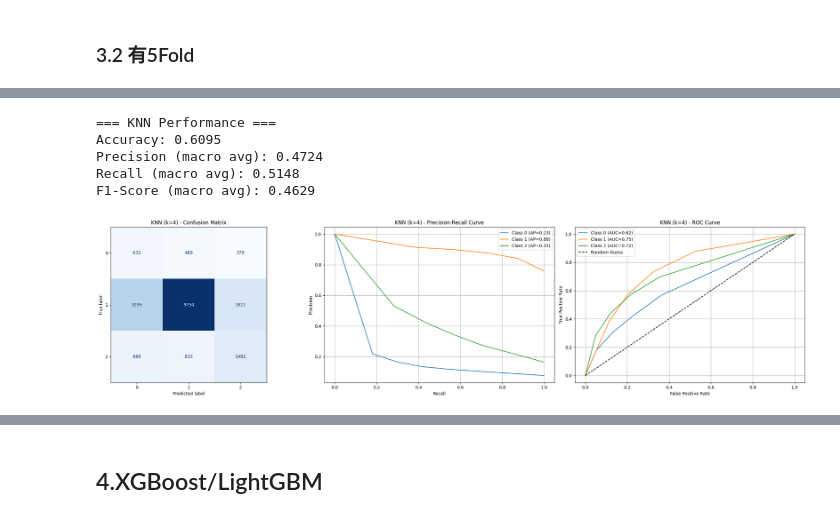
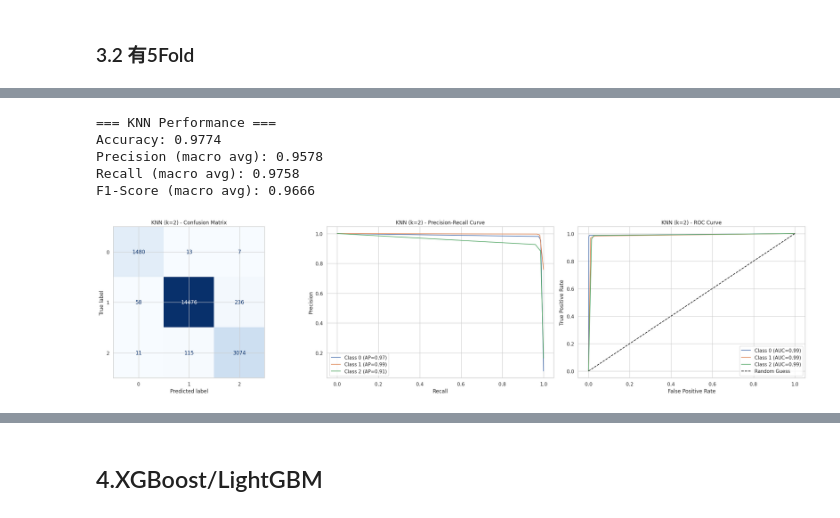
Before and after one commit to Renee0330/bob_study_allFiles, a Jupyter notebook: untitled1.ipynb, the cells around one changed output, grey strips where cells are left out. Cells and saved outputs as stored; diff of their text form; code cells hidden in the pictures.

```diff
--- a/untitled1.ipynb
+++ b/untitled1.ipynb
@@ -473,25 +473,2 @@ newv4                     : 0.0000
 # %%
 # ttswing = ttswing.drop(columns=['age', 'gender', 'height', 'weight', 'holdRacketHanded'])
-# %%
-'''
-ttswing = ttswing.drop(columns=['newv1', 'newv2', 'newv3', 'newv4', 'age', 'gender', 'playYears', 'height', 'weight', 'handedness', 'holdRacketHanded'])
-X = ttswing.drop(columns=['testmode'])
-y = ttswing['testmode']
-
-# === 特征标准化===
-scaler = StandardScaler()
-X_scaled = scaler.fit_transform(X)
-
-# === 计算互信息 ===
-mi_scores = mutual_info_classif(X_scaled, y, discrete_features='auto')
-mi_series = pd.Series(mi_scores, index=X.columns).sort_values(ascending=False)
-
-plt.figure(figsize=(10, 14))
-mi_series.plot(kind='barh', color='steelblue')
-
-plt.title("Mutual Information Between Features and testmode")
-plt.xlabel("Mutual Information Score")
-plt.tight_layout()
-save_fig("mutual_information_scores_final")
-plt.show()
-'''
@@ -500,15 +474,0 @@ plt.show()
-# %%
-'''
-import matplotlib.pyplot as plt
-
-# define the default font sizes
-plt.rc('font', size=14)            # 全局字体大小
-plt.rc('axes', labelsize=14, titlesize=14)  # 坐标轴标签和标题的字体大小
-plt.rc('legend', fontsize=14)         # 图例字体大小
-plt.rc('xtick', labelsize=10)         # x 轴刻度标签字体大小
-plt.rc('ytick', labelsize=10)         # y 轴刻度标签字体大小
-# plt.rc(group,kwargs) 是matplotlib提供的运行时配置方法，用于设置全局样式。
-ttswing.hist(bins=50, figsize=(12, 8))
-save_fig("attribute_histogram_plots")
-plt.show()
-'''
@@ -1229,7 +1307,7 @@ from sklearn.metrics import (confusion_matrix, ConfusionMatrixDisplay,
                               accuracy_score, precision_score, recall_score, f1_score)  # ← 增加引入这四个指标
 from sklearn.preprocessing import label_binarize
 
-def plot_knn_all(X_train, y_train, X_test, y_test, k=4):
+def plot_knn_all(X_train, y_train, X_test, y_test, k=2):
     # --- 训练KNN ---
     knn = KNeighborsClassifier(n_neighbors=k, n_jobs=-1)
     knn.fit(X_train, y_train)
@@ -1265,36 +1343,36 @@ def plot_knn_all(X_train, y_train, X_test, y_test, k=4):
         precision, recall, _ = precision_recall_curve(y_test_bin[:, i], y_score[:, i])
         ap = average_precision_score(y_test_bin[:, i], y_score[:, i])
         axes[1].plot(recall, precision, label=f'Class {cls} (AP={ap:.2f})')
 
     axes[1].set_xlabel('Recall')
     axes[1].set_ylabel('Precision')
     axes[1].set_title(f"KNN (k={k}) - Precision-Recall Curve")
     axes[1].legend()
     axes[1].grid(True)
 
     # === 3. ROC Curve ===
     for i, cls in enumerate(classes):
         fpr, tpr, _ = roc_curve(y_test_bin[:, i], y_score[:, i])
         roc_auc = auc(fpr, tpr)
         axes[2].plot(fpr, tpr, label=f'Class {cls} (AUC={roc_auc:.2f})')
 
     axes[2].plot([0, 1], [0, 1], 'k--', label='Random Guess')
     axes[2].set_xlabel('False Positive Rate')
     axes[2].set_ylabel('True Positive Rate')
     axes[2].set_title(f"KNN (k={k}) - ROC Curve")
     axes[2].legend()
     axes[2].grid(True)
 
     plt.tight_layout()
     save_fig("knn_all")  # 如果你有 save_fig 函数
     plt.show()
 
 # --- 调用 ---
-plot_knn_all(X_train_resampled, y_train_resampled, X_test, y_test, k=4)
+plot_knn_all(X_train_resampled, y_train_resampled, X_test, y_test, k=2)
 # %% [output]
 === KNN Performance ===
-Accuracy: 0.6095
-Precision (macro avg): 0.4724
-Recall (macro avg): 0.5148
-F1-Score (macro avg): 0.4629
+Accuracy: 0.9774
+Precision (macro avg): 0.9578
+Recall (macro avg): 0.9758
+F1-Score (macro avg): 0.9666
-[figure, old version]
+[figure, new version]
```
Also changed, not shown: parts of 23 cells of this notebook.
